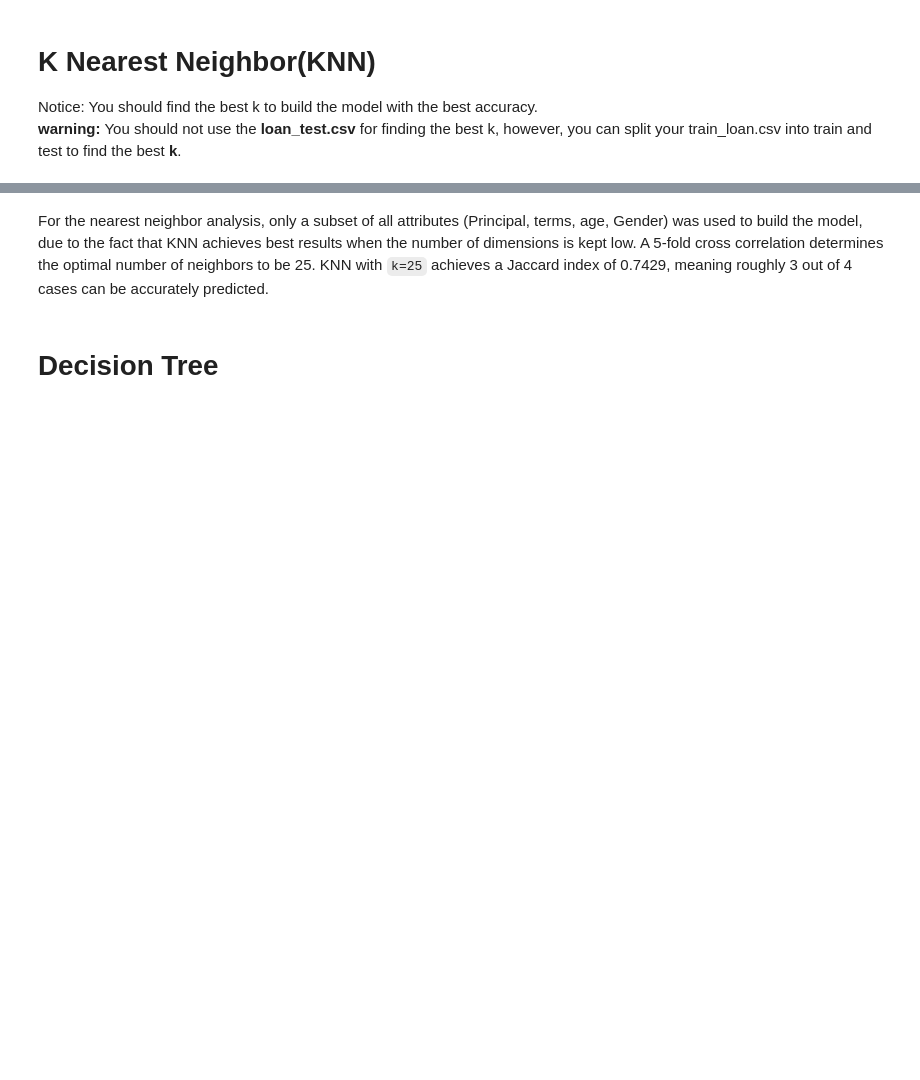
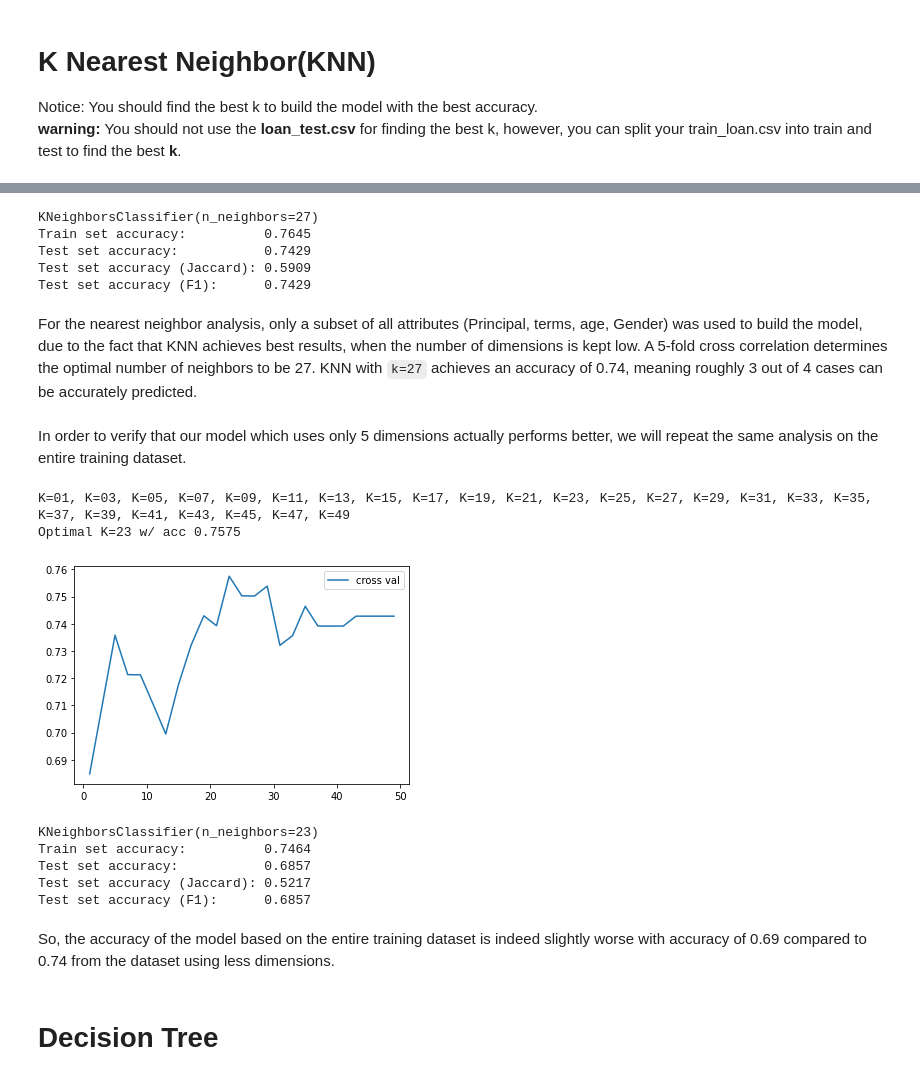
Before and after one commit to phdenzel/ibm_projects, a Jupyter notebook: mlwpy_project.ipynb, the cells around one changed output, grey strips where cells are left out. Cells and saved outputs as stored; diff of their text form; code cells hidden in the pictures; blank space fills up the shorter version.

```diff
--- a/mlwpy_project.ipynb
+++ b/mlwpy_project.ipynb
@@ -229,14 +395,79 @@ print("Optimal K={} w/ acc {:6.4f}".format(optimal_k, np.max(acc_k)))
 k = optimal_k
 knn = KNeighborsClassifier(n_neighbors=k, algorithm='auto').fit(X5_train, y5_train)
 y5_hat = knn.predict(X5_test)
+
+# Verbosity
 print(knn)
-print("Train set accuracy (Jaccard): {:6.4f}".format(
+print("Train set accuracy:          {:6.4f}".format(
     metrics.accuracy_score(y5_train, knn.predict(X5_train))))
-print("Test set accuracy  (Jaccard): {:6.4f}".format(
+print("Test set accuracy:           {:6.4f}".format(
     metrics.accuracy_score(y5_test, y5_hat)))
+print("Test set accuracy (Jaccard): {:6.4f}".format(
+    metrics.jaccard_score(y5_test, y5_hat, average='micro')))
+print("Test set accuracy (F1):      {:6.4f}".format(
+    metrics.f1_score(y5_test, y5_hat, average='micro')))
+# %% [output]
+KNeighborsClassifier(n_neighbors=27)
+Train set accuracy:          0.7645
+Test set accuracy:           0.7429
+Test set accuracy (Jaccard): 0.5909
+Test set accuracy (F1):      0.7429
 # %% [markdown]
-For the nearest neighbor analysis, only a subset of all attributes (Principal, terms, age, Gender) was used to build the model, due to the fact that KNN achieves best results when the number of dimensions is kept low.
-A 5-fold cross correlation determines the optimal number of neighbors to be 25.
-KNN with `k=25` achieves a Jaccard index of 0.7429, meaning roughly 3 out of 4 cases can be accurately predicted.
+For the nearest neighbor analysis, only a subset of all attributes (Principal, terms, age, Gender) was used to build the model, due to the fact that KNN achieves best results, when the number of dimensions is kept low.
+A 5-fold cross correlation determines the optimal number of neighbors to be 27.
+KNN with `k=27` achieves an accuracy of 0.74, meaning roughly 3 out of 4 cases can be accurately predicted.
+# %% [markdown]
+In order to verify that our model which uses only 5 dimensions actually performs better, we will repeat the same analysis on the entire training dataset.
+# %%
+klim = 51  # int(np.sqrt(X_train.shape[0]))
+kvals = range(1, klim, 2)
+acc_k = [0 for k in range(klim)]
+
+# Determine optimal parameter choice for k
+for k in kvals:
+    knn_full = KNeighborsClassifier(n_neighbors=k)
+    fold_scores = cross_val_score(knn_full, X_train, y_train, cv=5)
+    acc_k[k] = np.mean(fold_scores)
+    # some verbosity
+    endstr = ", "
+    if k ==  kvals[-1]:
+        endstr = ""
+    print("K={:02d}".format(k), end=endstr)
+
+optimal_k_full = np.argmax(acc_k)
+print("\nOptimal K={} w/ acc {:6.4f}".format(optimal_k_full, np.max(acc_k)))
+
+# Plotting
+plt.plot(kvals, acc_k[1::2], color='tab:blue', label='cross val')
+plt.legend()
+plt.show()
+# %% [output]
+K=01, K=03, K=05, K=07, K=09, K=11, K=13, K=15, K=17, K=19, K=21, K=23, K=25, K=27, K=29, K=31, K=33, K=35, K=37, K=39, K=41, K=43, K=45, K=47, K=49
+Optimal K=23 w/ acc 0.7575
+[figure, added]
+# %%
+# With optimal k
+k_full = optimal_k_full
+knn_full = KNeighborsClassifier(n_neighbors=k_full, algorithm='auto').fit(X_train, y_train)
+y_hat = knn_full.predict(X_test)
+
+# Verbosity
+print(knn_full)
+print("Train set accuracy:          {:6.4f}".format(
+    metrics.accuracy_score(y_train, knn_full.predict(X_train))))
+print("Test set accuracy:           {:6.4f}".format(
+    metrics.accuracy_score(y_test, y_hat)))
+print("Test set accuracy (Jaccard): {:6.4f}".format(
+    metrics.jaccard_score(y_test, y_hat, average='micro')))
+print("Test set accuracy (F1):      {:6.4f}".format(
+    metrics.f1_score(y_test, y_hat, average='micro')))
+# %% [output]
+KNeighborsClassifier(n_neighbors=23)
+Train set accuracy:          0.7464
+Test set accuracy:           0.6857
+Test set accuracy (Jaccard): 0.5217
+Test set accuracy (F1):      0.6857
+# %% [markdown]
+So, the accuracy of the model based on the entire training dataset is indeed slightly worse with accuracy of 0.69 compared to 0.74 from the dataset using less dimensions.
 # %% [markdown]
 # Decision Tree
```
Also changed, not shown: parts of 36 cells of this notebook.
